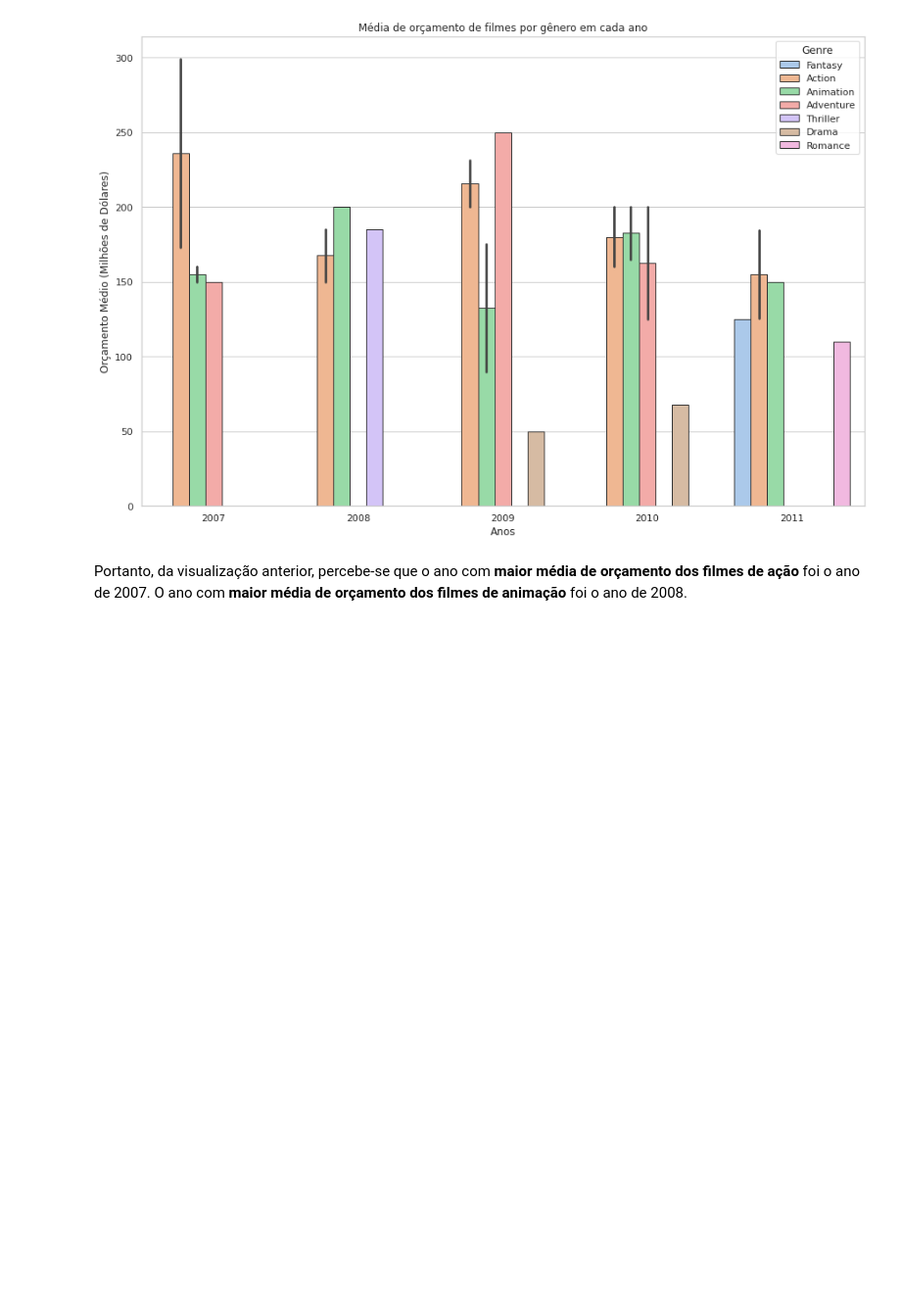
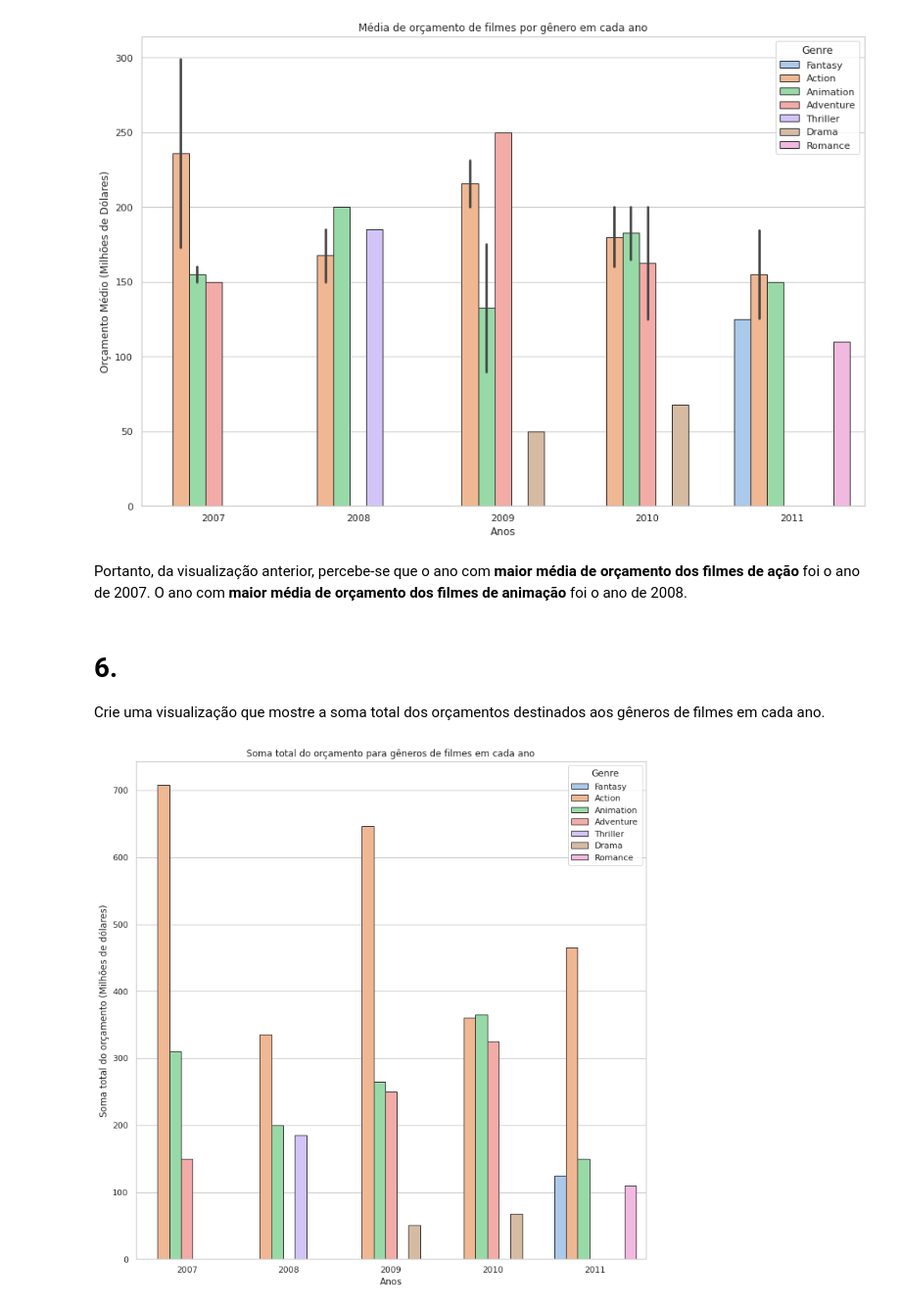
Before and after one commit to williambrunos/Data-Visualization, a Jupyter notebook: Class 2/Class 2.1/Oficina/oficina.ipynb, the cells around one changed output. Shown at 98% size. Saved outputs shown, nothing was run; the diff lists cells and outputs as text; code cells hidden in the pictures; blank space fills up the shorter version.

```diff
--- a/Class 2/Class 2.1/Oficina/oficina.ipynb
+++ b/Class 2/Class 2.1/Oficina/oficina.ipynb
@@ -103,3 +103,16 @@ plt.show()
 [figure]
 # %% [markdown]
 Portanto, da visualização anterior, percebe-se que o ano com **maior média de orçamento dos filmes de ação** foi o ano de 2007. O ano com **maior média de orçamento dos filmes de animação** foi o ano de 2008.
+# %% [markdown]
+# 6.
+
+Crie uma visualização que mostre a soma total dos orçamentos destinados aos gêneros de filmes em cada ano.
+# %%
+plt.figure(figsize=(12, 12))
+sns.barplot(x='Year', y='Budget_M', hue='Genre', palette='pastel', edgecolor='0.2', estimator=sum, ci=None, data=df)
+plt.title('Soma total do orçamento para gêneros de filmes em cada ano')
+plt.ylabel('Soma total do orçamento (Milhões de dólares)')
+plt.xlabel('Anos')
+plt.show()
+# %% [output]
+[figure, added]
```
Also changed, not shown: parts of 7 cells of this notebook.
